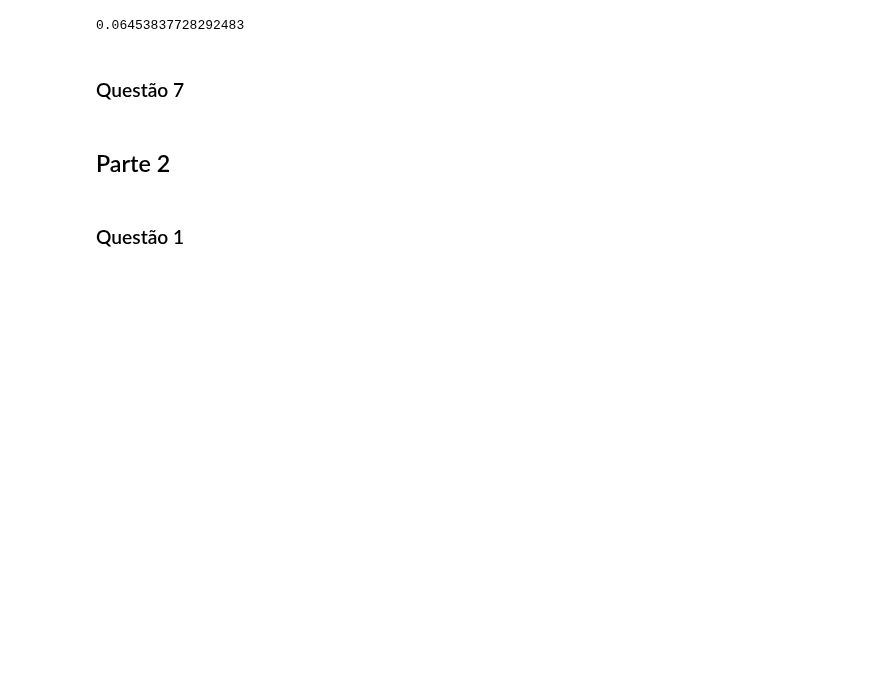
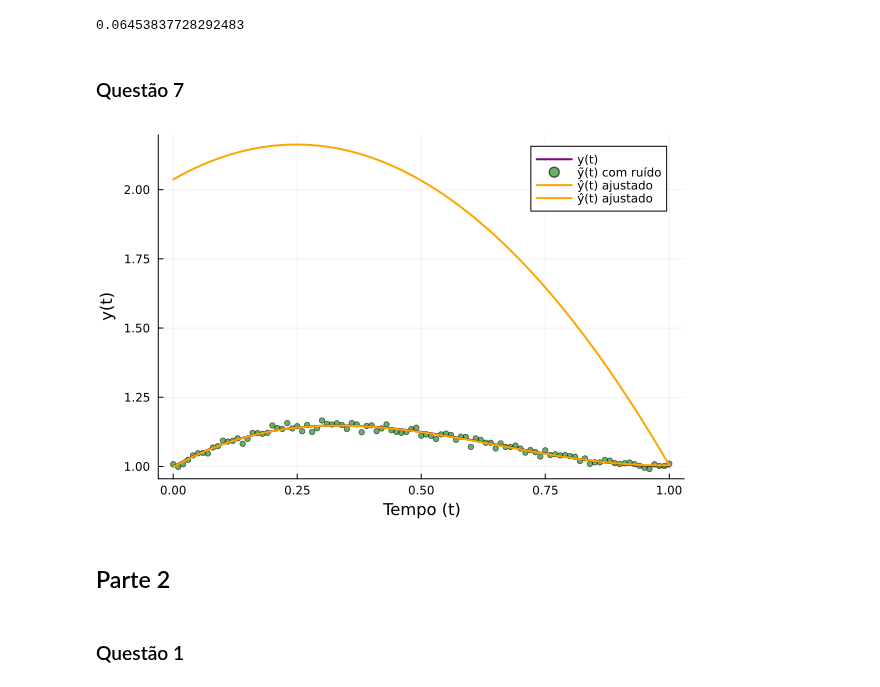
Before and after one commit to amandatz/computational-linear-algebra, a Jupyter notebook: Atividade4.ipynb, the cells around one changed output. Drawn from its saved outputs; the diff is of its cells as text; code cells hidden in the pictures; blank space fills up the shorter version.

```diff
--- a/Atividade4.ipynb
+++ b/Atividade4.ipynb
@@ -144,6 +144,15 @@ norm(x-p)
 0.06453837728292483
 # %% [markdown]
 ### Questão 7
+# %%
+y_hat = x[1] .+ x[2] .* t_values .+ x[3] .* t_values.^2 .+ x[4] .* t_values.^3
+
+plot!(p1, t_values, y_hat,
+      label="ŷ(t) ajustado",
+      color=:orange,
+      linewidth=2)
+# %% [output]
+[figure, added]
 # %% [markdown]
 ## Parte 2
 # %% [markdown]
```
